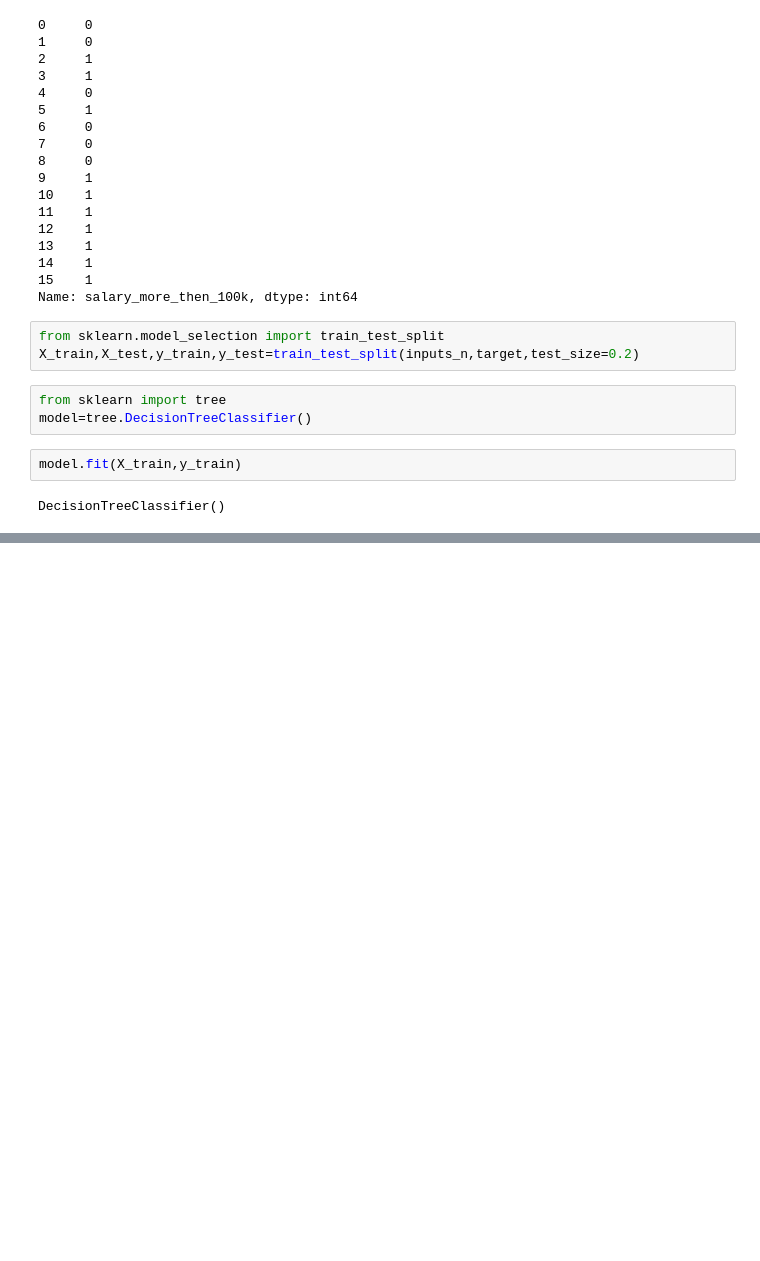
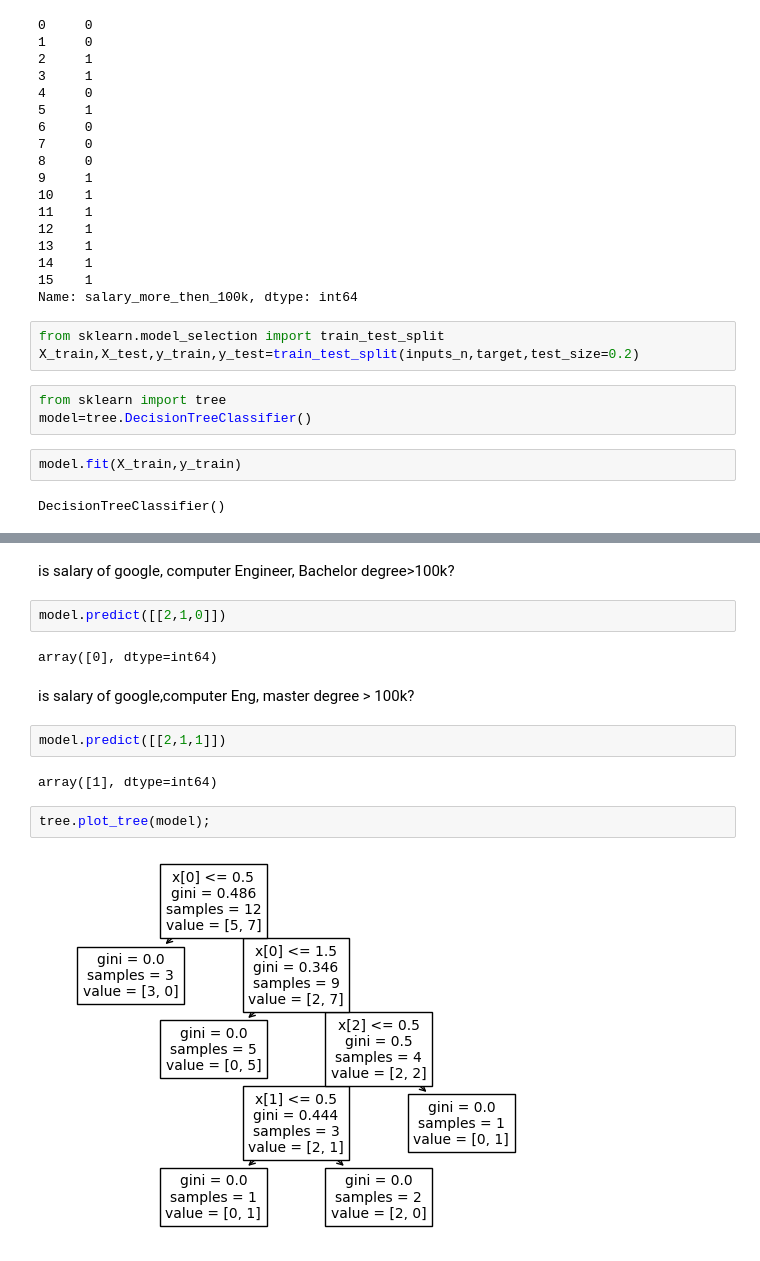
Before and after one commit to dinesh16adh/Machine-learning, a Jupyter notebook: Decision Tree/decison_tree.ipynb, the cells around one changed output, grey strips where cells are left out. Drawn from its saved outputs; the diff is of its cells as text; blank space fills up the shorter version.

Commit message:
tree plot

```diff
--- a/Decision Tree/decison_tree.ipynb
+++ b/Decision Tree/decison_tree.ipynb
@@ -113,0 +114,16 @@ model.score(X_test,y_test)
+# %% [markdown]
+is salary of google, computer Engineer, Bachelor degree>100k?
+# %%
+model.predict([[2,1,0]])
+# %% [output]
+array([0], dtype=int64)
+# %% [markdown]
+is salary of google,computer Eng, master degree > 100k?
+# %%
+model.predict([[2,1,1]])
+# %% [output]
+array([1], dtype=int64)
+# %%
+tree.plot_tree(model);
+# %% [output]
+[figure, added]
```
Also changed, not shown: parts of 1 cell of this notebook.
